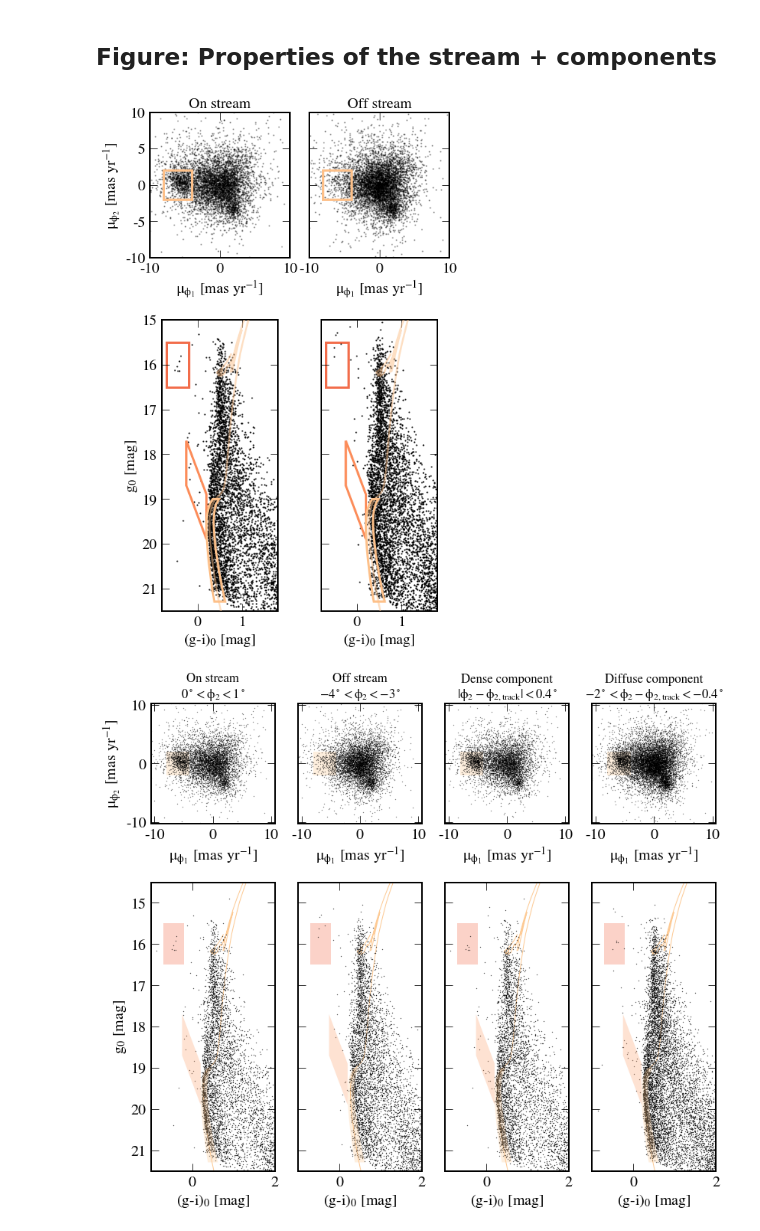
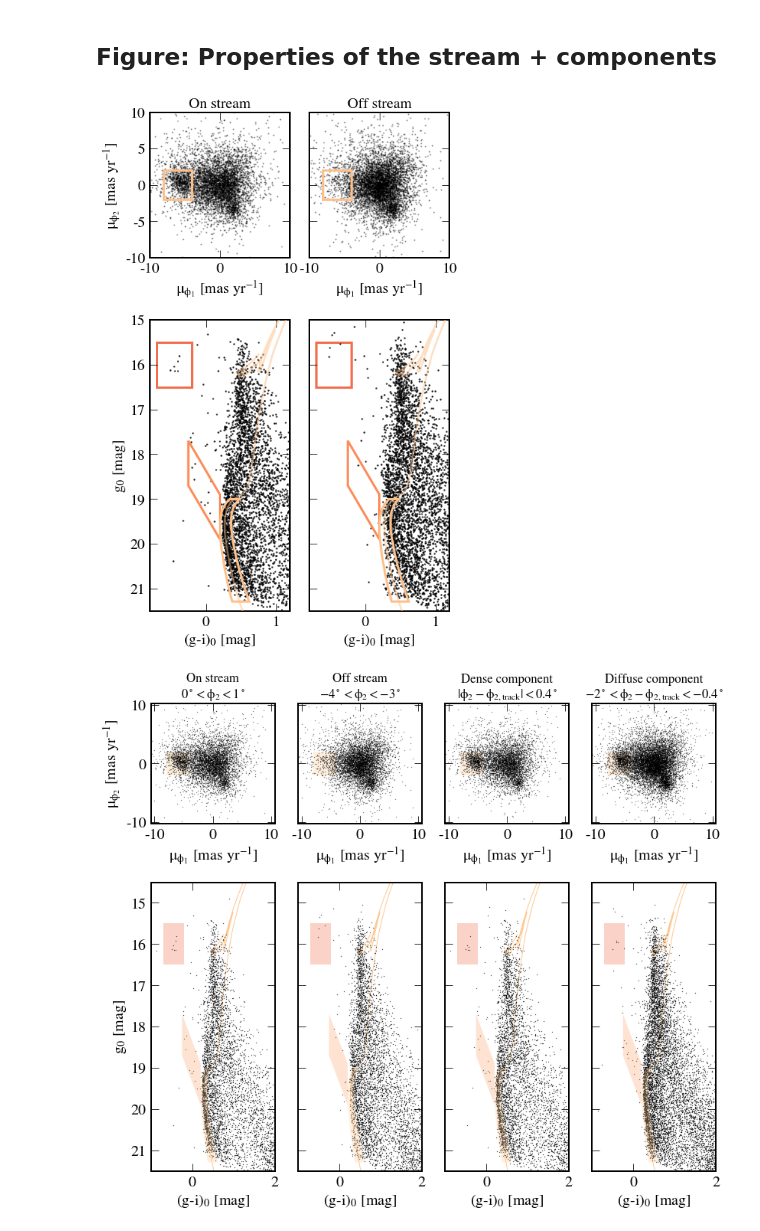
Before and after one commit to abonaca/jhelum, a Jupyter notebook: notebooks/paper.ipynb, the cells around one changed output. Drawn from its saved outputs; the diff is of its cells as text; code cells hidden in the pictures.

```diff
--- a/notebooks/paper.ipynb
+++ b/notebooks/paper.ipynb
@@ -547,6 +547,7 @@ plt.tight_layout()
 phi1_ranges0 = np.array([-3,6,15,20])*u.deg
 phi1_ranges1 = np.array([2,11,20,25])*u.deg
 by_fine = np.linspace(-5,5,40)
+by_fine = np.linspace(-5,5,33)
 
 fig, ax = plt.subplots(1,4,figsize=(12,4.2), sharey=True, sharex=True)
 for e in range(4):
@@ -689,37 +690,37 @@ color_iso = mpl.cm.OrRd(0.35)
 color_bs = mpl.cm.OrRd(0.5)
 color_bhb = mpl.cm.OrRd(0.6)
 
 for e in range(2):
     plt.sca(ax[1][e])
     mask = masks_pm[e]
-    plt.plot(g.g0[mask] - g.i0[mask], g.g0[mask], 'ko', ms=1.2, alpha=0.8, rasterized=True)
+    plt.plot(g.g0[mask] - g.i0[mask], g.g0[mask], 'ko', ms=1.5, alpha=0.7, rasterized=True)
 
     plt.plot(i_gi, i_g, '-', color=color_iso, lw=2.5, alpha=0.5, zorder=10, label='12 Gyr\n[Fe/H]=$-1.35$')
 
 #     pm = mpl.patches.Polygon(poly_main, color=color_iso, ec='none', alpha=0.3, zorder=2, label='')
     pm = mpl.patches.Polygon(poly_main, ec=color_iso, color='none', alpha=1, lw=3, zorder=3, label='')
     plt.gca().add_artist(pm)
 
 #     pbs = mpl.patches.Polygon(poly_bs, color=color_bs, ec='none', alpha=0.3, zorder=2, label='')
     pbs = mpl.patches.Polygon(poly_bs, ec=color_bs, color='none', lw=3, alpha=1, zorder=2, label='')
     plt.gca().add_artist(pbs)
 
 #     pr_bhb = mpl.patches.Rectangle(rect_xy, rect_w, rect_h, color=color_bhb, ec='none', alpha=0.3)
     pr_bhb = mpl.patches.Rectangle(rect_xy, rect_w, rect_h, ec=color_bhb, color='none', lw=3, alpha=1)
     plt.gca().add_artist(pr_bhb)
 
-    plt.gca().set_aspect('equal')
-    plt.xlim(-0.8,1.8)
+#     plt.gca().set_aspect('equal')
+    plt.xlim(-0.8,1.2)
     plt.ylim(21.5, 15)
 
     plt.xlabel('(g-i)$_0$ [mag]')
     if e==0:
         plt.ylabel('$g_0$ [mag]')
 
 plt.tight_layout(w_pad=0.1)
 plt.savefig('../paper/selection.pdf', dpi=200)
 # %% [output]
-[figure, old version]
+[figure, new version]
 # %%
 fig, ax = plt.subplots(2,4,figsize=(12,10.3), sharex='row', sharey='row', gridspec_kw = {'height_ratios':[1,2.4]})
 
```
Also changed, not shown: parts of 1 cell of this notebook, 2 other files.
